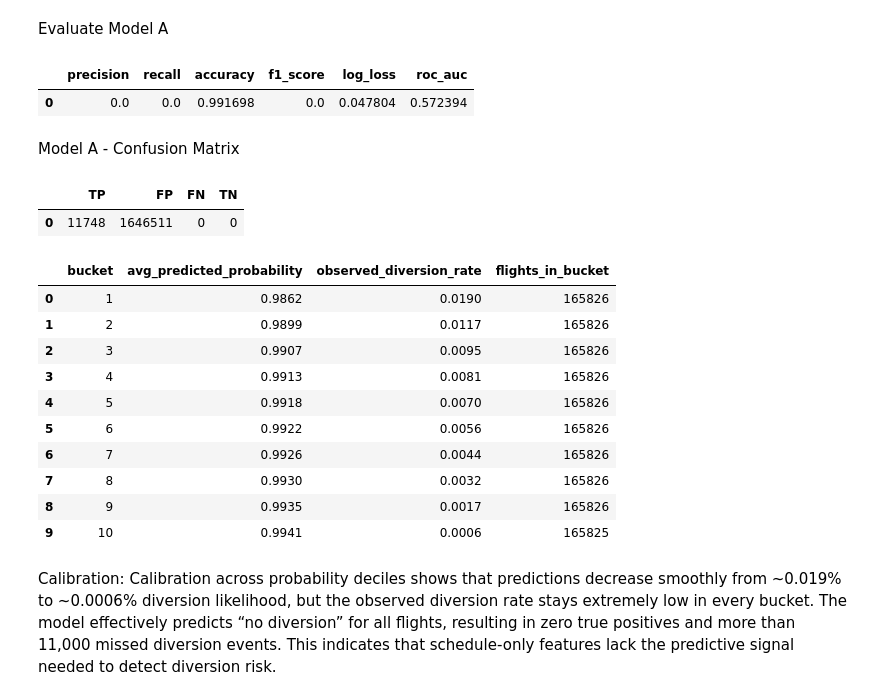
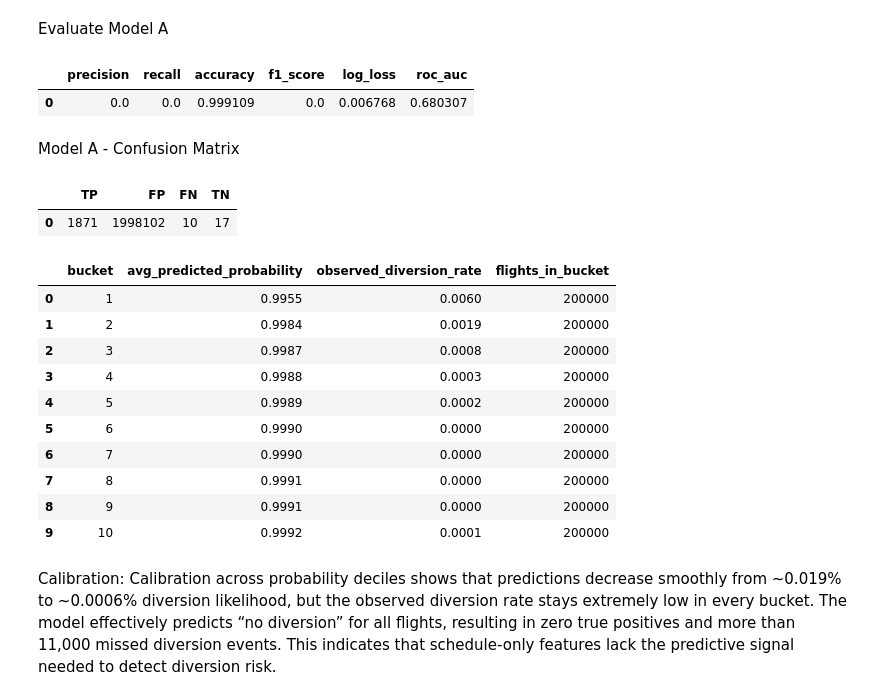
Before and after one commit to raleight1/MGMT467_Team2, a Jupyter notebook: Assignment 2/individual/Unit2_Ryan_BQML.ipynb, the cells around one changed output. Drawn from its saved outputs; the diff is of its cells as text; code cells hidden in the pictures.

```diff
--- a/Assignment 2/individual/Unit2_Ryan_BQML.ipynb
+++ b/Assignment 2/individual/Unit2_Ryan_BQML.ipynb
@@ -24,0 +5,23 @@ Create schema to store model
+# %%
+# Authenticate to Google Cloud
+# This will prompt you to log in and select your GCP project.
+from google.colab import auth
+auth.authenticate_user()
+
+import os
+# Prompt for the Project ID and set the Region
+PROJECT_ID = input("Enter your GCP Project ID: ").strip()
+REGION = "US"  # You can change this region if needed
+
+# Export the Project ID and Region as environment variables for use in shell commands
+os.environ["GOOGLE_CLOUD_PROJECT"] = PROJECT_ID
+os.environ["REGION"] = REGION # Export REGION as an environment variable
+
+# Set the active project for gcloud and BigQuery CLI commands
+# This ensures that subsequent gcloud and bq commands use this project.
+!gcloud config set project $GOOGLE_CLOUD_PROJECT
+
+# Print the set values for verification
+print("Project:", PROJECT_ID, "| Region:", REGION)
+
+# Done: Auth + Project/Region set
@@ -87,10 +280,10 @@ FROM `mgmt467-unit3labs.modelsAssignmentTwo.base`;
 Evaluate Model A
 # %%
 %%bigquery --project $PROJECT_ID
-SELECT * FROM ML.EVALUATE(MODEL `mgmt467-unit3labs.modelsAssignmentTwo.model_a_global`);
+SELECT * FROM ML.EVALUATE(MODEL `unit2-mgmt467labs.modelsAssignmentTwo.model_a_global`);
 # %% [output]
 |  | precision | recall | accuracy | f1_score | log_loss | roc_auc |
-| 0 | 0.0 | 0.0 | 0.991698 | 0.0 | 0.047804 | 0.572394 |
+| 0 | 0.0 | 0.0 | 0.999109 | 0.0 | 0.006768 | 0.680307 |
 # %% [markdown]
 Model A - Confusion Matrix
 # %%
@@ -101,8 +294,8 @@ WITH pred AS (
     diverted AS actual,
     predicted_diverted_probs[OFFSET(1)].prob AS prob
   FROM ML.PREDICT(
-      MODEL `mgmt467-unit3labs.modelsAssignmentTwo.model_a_global`,
-      (SELECT * FROM `mgmt467-unit3labs.modelsAssignmentTwo.base`)
+      MODEL `unit2-mgmt467labs.modelsAssignmentTwo.model_a_global`,
+      (SELECT * FROM `unit2-mgmt467labs.modelsAssignmentTwo.base`)
   )
 )
 SELECT
@@ -113,46 +306,46 @@ SELECT
 FROM pred;
 # %% [output]
 |  | TP | FP | FN | TN |
-| 0 | 11748 | 1646511 | 0 | 0 |
+| 0 | 1871 | 1998102 | 10 | 17 |
 # %%
 %%bigquery --project $PROJECT_ID
 
 WITH pred AS (
   SELECT
     diverted AS actual,
     predicted_diverted_probs[OFFSET(1)].prob AS prob
   FROM ML.PREDICT(
-      MODEL `mgmt467-unit3labs.modelsAssignmentTwo.model_a_global`,
-      (SELECT * FROM `mgmt467-unit3labs.modelsAssignmentTwo.base`)
+      MODEL `unit2-mgmt467labs.modelsAssignmentTwo.model_a_global`,
+      (SELECT * FROM `unit2-mgmt467labs.modelsAssignmentTwo.base`)
   )
 ),
 binned AS (
   SELECT
     NTILE(10) OVER (ORDER BY prob) AS bucket,
     prob,
     actual
   FROM pred
 )
 SELECT
   bucket,
   ROUND(AVG(prob), 4) AS avg_predicted_probability,
   ROUND(AVG(actual), 4) AS observed_diversion_rate,
   COUNT(*) AS flights_in_bucket
 FROM binned
 GROUP BY bucket
 ORDER BY bucket;
 # %% [output]
 |  | bucket | avg_predicted_probability | observed_diversion_rate | flights_in_bucket |
-| 0 | 1 | 0.9862 | 0.0190 | 165826 |
-| 1 | 2 | 0.9899 | 0.0117 | 165826 |
-| 2 | 3 | 0.9907 | 0.0095 | 165826 |
-| 3 | 4 | 0.9913 | 0.0081 | 165826 |
-| 4 | 5 | 0.9918 | 0.0070 | 165826 |
-| 5 | 6 | 0.9922 | 0.0056 | 165826 |
-| 6 | 7 | 0.9926 | 0.0044 | 165826 |
-| 7 | 8 | 0.9930 | 0.0032 | 165826 |
-| 8 | 9 | 0.9935 | 0.0017 | 165826 |
-| 9 | 10 | 0.9941 | 0.0006 | 165825 |
+| 0 | 1 | 0.9955 | 0.0060 | 200000 |
+| 1 | 2 | 0.9984 | 0.0019 | 200000 |
+| 2 | 3 | 0.9987 | 0.0008 | 200000 |
+| 3 | 4 | 0.9988 | 0.0003 | 200000 |
+| 4 | 5 | 0.9989 | 0.0002 | 200000 |
+| 5 | 6 | 0.9990 | 0.0000 | 200000 |
+| 6 | 7 | 0.9990 | 0.0000 | 200000 |
+| 7 | 8 | 0.9991 | 0.0000 | 200000 |
+| 8 | 9 | 0.9991 | 0.0000 | 200000 |
+| 9 | 10 | 0.9992 | 0.0001 | 200000 |
 # %% [markdown]
 Calibration: Calibration across probability deciles shows that predictions decrease smoothly from ~0.019% to ~0.0006% diversion likelihood, but the observed diversion rate stays extremely low in every bucket. The model effectively predicts “no diversion” for all flights, resulting in zero true positives and more than 11,000 missed diversion events. This indicates that schedule-only features lack the predictive signal needed to detect diversion risk.
 # %% [markdown]
```
Also changed, not shown: parts of 36 cells of this notebook.
